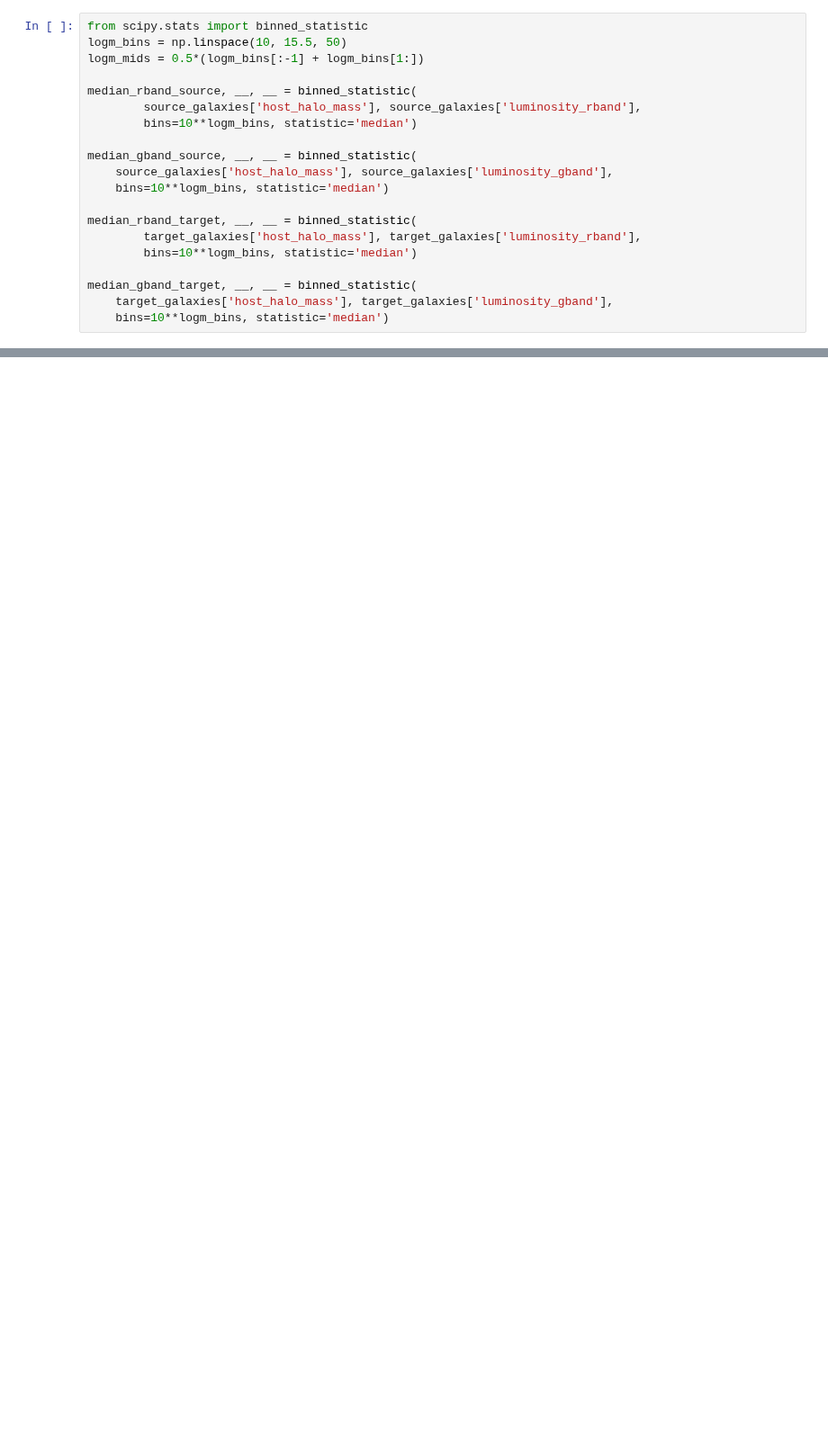
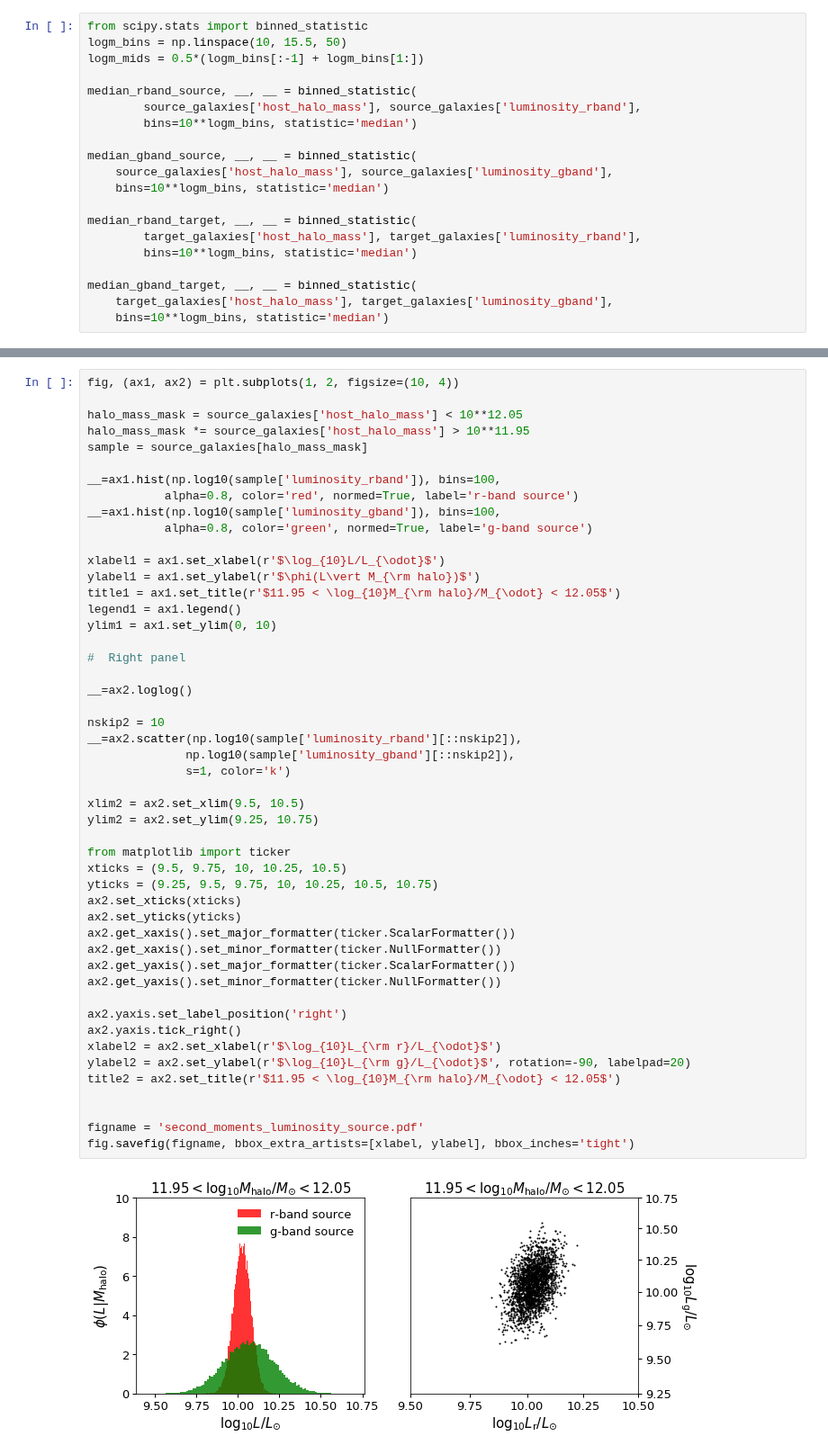
Before and after one commit to aphearin/galsampler_trial_problems, a Jupyter notebook: challenge_problem_statement.ipynb, the cells around one changed output, grey strips where cells are left out. Shown at 90% size. Saved outputs shown, nothing was run; the diff lists cells and outputs as text; blank space fills up the shorter version.

```diff
--- a/challenge_problem_statement.ipynb
+++ b/challenge_problem_statement.ipynb
@@ -71,0 +76,51 @@ legend = ax.legend()
+# %%
+fig, (ax1, ax2) = plt.subplots(1, 2, figsize=(10, 4))
+
+halo_mass_mask = source_galaxies['host_halo_mass'] < 10**12.05
+halo_mass_mask *= source_galaxies['host_halo_mass'] > 10**11.95
+sample = source_galaxies[halo_mass_mask]
+
+__=ax1.hist(np.log10(sample['luminosity_rband']), bins=100,
+           alpha=0.8, color='red', normed=True, label='r-band source')
+__=ax1.hist(np.log10(sample['luminosity_gband']), bins=100,
+           alpha=0.8, color='green', normed=True, label='g-band source')
+
+xlabel1 = ax1.set_xlabel(r'$\log_{10}L/L_{\odot}$')
+ylabel1 = ax1.set_ylabel(r'$\phi(L\vert M_{\rm halo})$')
+title1 = ax1.set_title(r'$11.95 < \log_{10}M_{\rm halo}/M_{\odot} < 12.05$')
+legend1 = ax1.legend()
+ylim1 = ax1.set_ylim(0, 10)
+
+#  Right panel
+
+__=ax2.loglog()
+
+nskip2 = 10
+__=ax2.scatter(np.log10(sample['luminosity_rband'][::nskip2]),
+              np.log10(sample['luminosity_gband'][::nskip2]),
+              s=1, color='k')
+
+xlim2 = ax2.set_xlim(9.5, 10.5)
+ylim2 = ax2.set_ylim(9.25, 10.75)
+
+from matplotlib import ticker
+xticks = (9.5, 9.75, 10, 10.25, 10.5)
+yticks = (9.25, 9.5, 9.75, 10, 10.25, 10.5, 10.75)
+ax2.set_xticks(xticks)
+ax2.set_yticks(yticks)
+ax2.get_xaxis().set_major_formatter(ticker.ScalarFormatter())
+ax2.get_xaxis().set_minor_formatter(ticker.NullFormatter())
+ax2.get_yaxis().set_major_formatter(ticker.ScalarFormatter())
+ax2.get_yaxis().set_minor_formatter(ticker.NullFormatter())
+
+ax2.yaxis.set_label_position('right')
+ax2.yaxis.tick_right()
+xlabel2 = ax2.set_xlabel(r'$\log_{10}L_{\rm r}/L_{\odot}$')
+ylabel2 = ax2.set_ylabel(r'$\log_{10}L_{\rm g}/L_{\odot}$', rotation=-90, labelpad=20)
+title2 = ax2.set_title(r'$11.95 < \log_{10}M_{\rm halo}/M_{\odot} < 12.05$')
+
+
+figname = 'second_moments_luminosity_source.pdf'
+fig.savefig(figname, bbox_extra_artists=[xlabel, ylabel], bbox_inches='tight')
+# %% [output]
+[figure, added]
```
Also changed, not shown: parts of 4 cells of this notebook, 3 other files.
